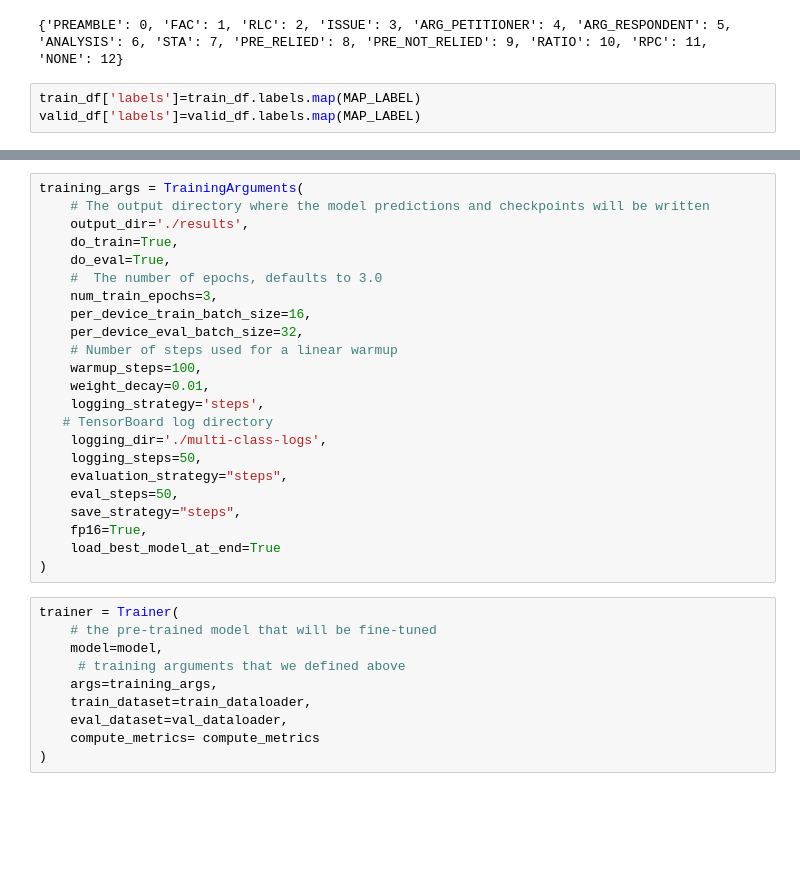
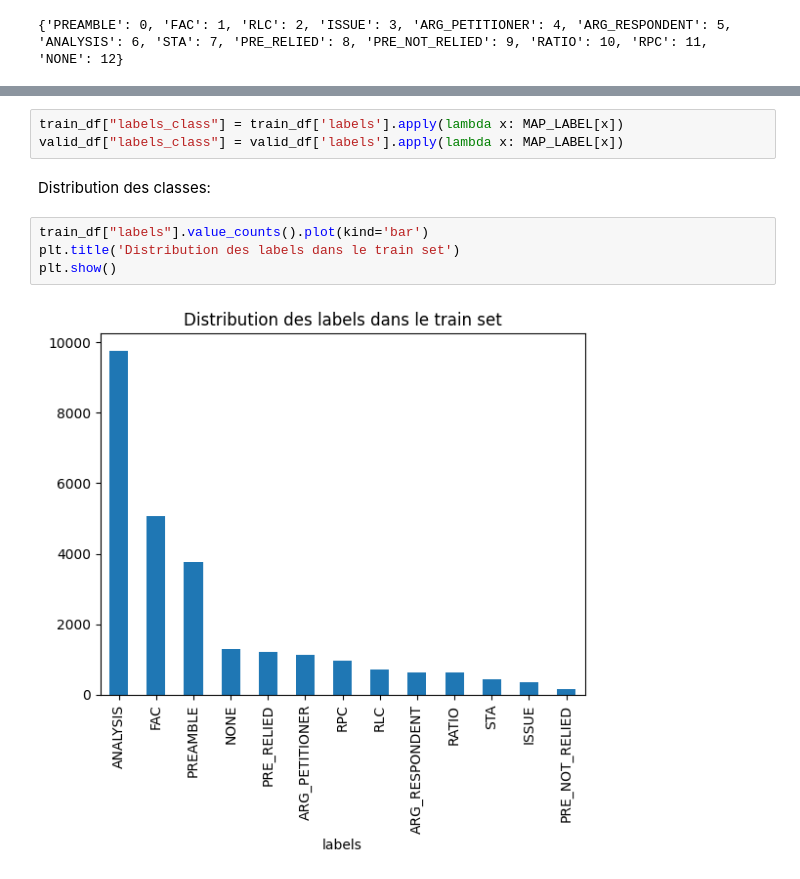
Before and after one commit to MangoHiller/Projet_SemEval2023_ATAL, a Jupyter notebook: LegalEval_Transformers.ipynb, the cells around one changed output, grey strips where cells are left out. Saved outputs shown, nothing was run; the diff lists cells and outputs as text; blank space fills up the shorter version.

```diff
--- a/LegalEval_Transformers.ipynb
+++ b/LegalEval_Transformers.ipynb
@@ -76,6 +40,3 @@ MAP_LABEL = {k: i for i, k in enumerate(rr_labels)}
 print(MAP_LABEL)
 # %% [output]
 {'PREAMBLE': 0, 'FAC': 1, 'RLC': 2, 'ISSUE': 3, 'ARG_PETITIONER': 4, 'ARG_RESPONDENT': 5, 'ANALYSIS': 6, 'STA': 7, 'PRE_RELIED': 8, 'PRE_NOT_RELIED': 9, 'RATIO': 10, 'RPC': 11, 'NONE': 12}
-# %%
-train_df['labels']=train_df.labels.map(MAP_LABEL)
-valid_df['labels']=valid_df.labels.map(MAP_LABEL)
@@ -239,33 +43,11 @@ def compute_metrics(pred):
-# %%
-training_args = TrainingArguments(
-    # The output directory where the model predictions and checkpoints will be written
-    output_dir='./results',
-    do_train=True,
-    do_eval=True,
-    #  The number of epochs, defaults to 3.0
-    num_train_epochs=3,
-    per_device_train_batch_size=16,
-    per_device_eval_batch_size=32,
-    # Number of steps used for a linear warmup
-    warmup_steps=100,
-    weight_decay=0.01,
-    logging_strategy='steps',
-   # TensorBoard log directory
-    logging_dir='./multi-class-logs',
-    logging_steps=50,
-    evaluation_strategy="steps",
-    eval_steps=50,
-    save_strategy="steps",
-    fp16=True,
-    load_best_model_at_end=True
-)
-# %%
-trainer = Trainer(
-    # the pre-trained model that will be fine-tuned
-    model=model,
-     # training arguments that we defined above
-    args=training_args,
-    train_dataset=train_dataloader,
-    eval_dataset=val_dataloader,
-    compute_metrics= compute_metrics
-)
+# %%
+train_df["labels_class"] = train_df['labels'].apply(lambda x: MAP_LABEL[x])
+valid_df["labels_class"] = valid_df['labels'].apply(lambda x: MAP_LABEL[x])
+# %% [markdown]
+Distribution des classes:
+# %%
+train_df["labels"].value_counts().plot(kind='bar')
+plt.title('Distribution des labels dans le train set')
+plt.show()
+# %% [output]
+[figure, added]
```
Also changed, not shown: parts of 51 cells of this notebook, 1 other file.
